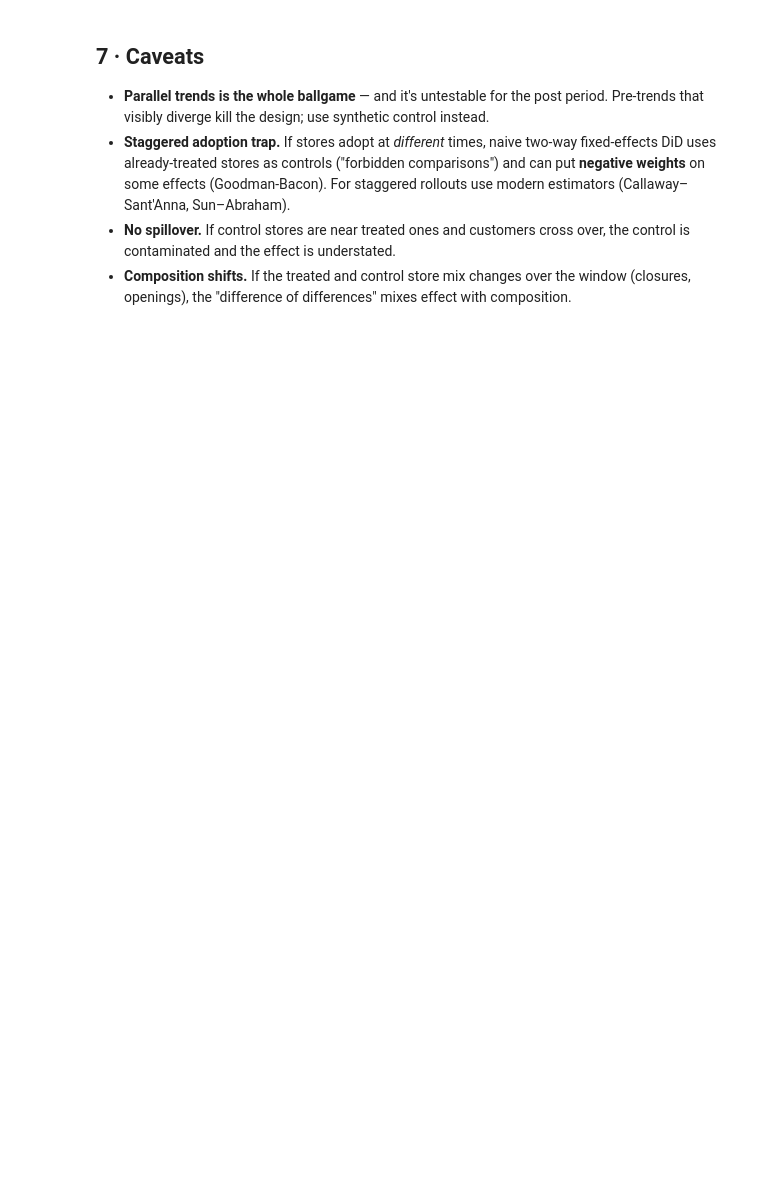
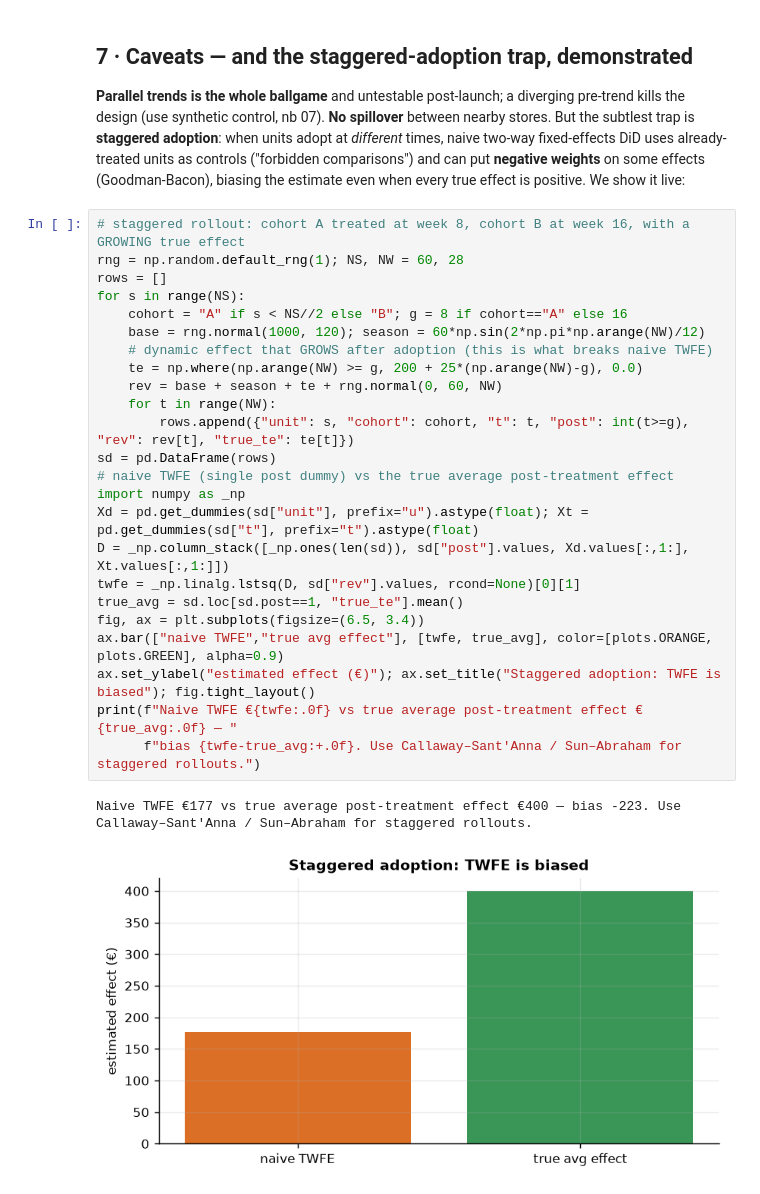
Before and after one commit to fmuia/sda_projects, a Jupyter notebook: notebooks/08_rollout_did.ipynb, the cells around one changed output. Drawn from its saved outputs; the diff is of its cells as text; blank space fills up the shorter version.

```diff
--- a/notebooks/08_rollout_did.ipynb
+++ b/notebooks/08_rollout_did.ipynb
@@ -145,13 +140,35 @@ P(app pays for itself)       1.00  → ROLL OUT
 # %% [markdown]
-## 7 · Caveats
+## 7 · Caveats — and the staggered-adoption trap, demonstrated
 
-- **Parallel trends is the whole ballgame** — and it's untestable for the post period.
-  Pre-trends that visibly diverge kill the design; use synthetic control instead.
-- **Staggered adoption trap.** If stores adopt at *different* times, naive two-way
-  fixed-effects DiD uses already-treated stores as controls ("forbidden comparisons")
-  and can put **negative weights** on some effects (Goodman-Bacon). For staggered
-  rollouts use modern estimators (Callaway–Sant'Anna, Sun–Abraham).
-- **No spillover.** If control stores are near treated ones and customers cross over,
-  the control is contaminated and the effect is understated.
-- **Composition shifts.** If the treated and control store mix changes over the window
-  (closures, openings), the "difference of differences" mixes effect with composition.
+**Parallel trends is the whole ballgame** and untestable post-launch; a diverging pre-trend kills the
+design (use synthetic control, nb 07). **No spillover** between nearby stores. But the subtlest trap is
+**staggered adoption**: when units adopt at *different* times, naive two-way fixed-effects DiD uses
+already-treated units as controls ("forbidden comparisons") and can put **negative weights** on some
+effects (Goodman-Bacon), biasing the estimate even when every true effect is positive. We show it live:
+# %%
+# staggered rollout: cohort A treated at week 8, cohort B at week 16, with a GROWING true effect
+rng = np.random.default_rng(1); NS, NW = 60, 28
+rows = []
+for s in range(NS):
+    cohort = "A" if s < NS//2 else "B"; g = 8 if cohort=="A" else 16
+    base = rng.normal(1000, 120); season = 60*np.sin(2*np.pi*np.arange(NW)/12)
+    # dynamic effect that GROWS after adoption (this is what breaks naive TWFE)
+    te = np.where(np.arange(NW) >= g, 200 + 25*(np.arange(NW)-g), 0.0)
+    rev = base + season + te + rng.normal(0, 60, NW)
+    for t in range(NW):
+        rows.append({"unit": s, "cohort": cohort, "t": t, "post": int(t>=g), "rev": rev[t], "true_te": te[t]})
+sd = pd.DataFrame(rows)
+# naive TWFE (single post dummy) vs the true average post-treatment effect
+import numpy as _np
+Xd = pd.get_dummies(sd["unit"], prefix="u").astype(float); Xt = pd.get_dummies(sd["t"], prefix="t").astype(float)
+D = _np.column_stack([_np.ones(len(sd)), sd["post"].values, Xd.values[:,1:], Xt.values[:,1:]])
+twfe = _np.linalg.lstsq(D, sd["rev"].values, rcond=None)[0][1]
+true_avg = sd.loc[sd.post==1, "true_te"].mean()
+fig, ax = plt.subplots(figsize=(6.5, 3.4))
+ax.bar(["naive TWFE","true avg effect"], [twfe, true_avg], color=[plots.ORANGE, plots.GREEN], alpha=0.9)
+ax.set_ylabel("estimated effect (€)"); ax.set_title("Staggered adoption: TWFE is biased"); fig.tight_layout()
+print(f"Naive TWFE €{twfe:.0f} vs true average post-treatment effect €{true_avg:.0f} — "
+      f"bias {twfe-true_avg:+.0f}. Use Callaway–Sant'Anna / Sun–Abraham for staggered rollouts.")
+# %% [output]
+Naive TWFE €177 vs true average post-treatment effect €400 — bias -223. Use Callaway–Sant'Anna / Sun–Abraham for staggered rollouts.
+[figure, added]
```
Also changed, not shown: parts of 15 cells of this notebook.
